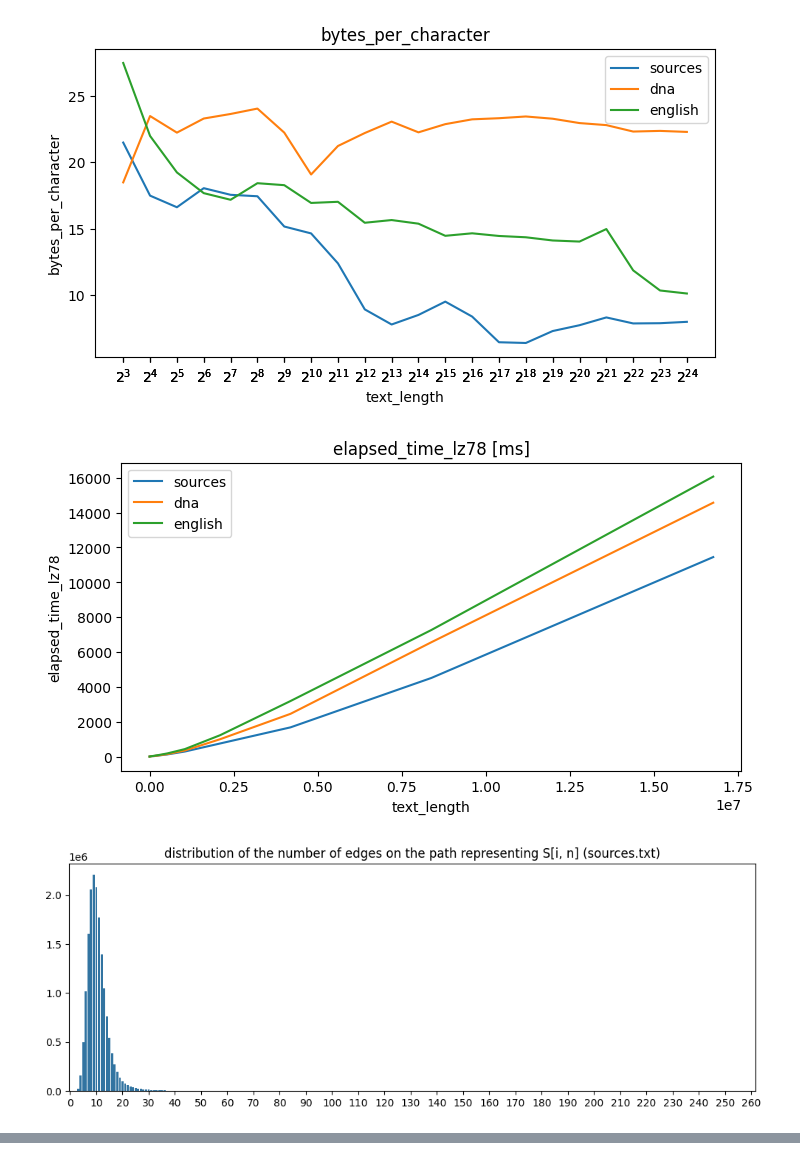
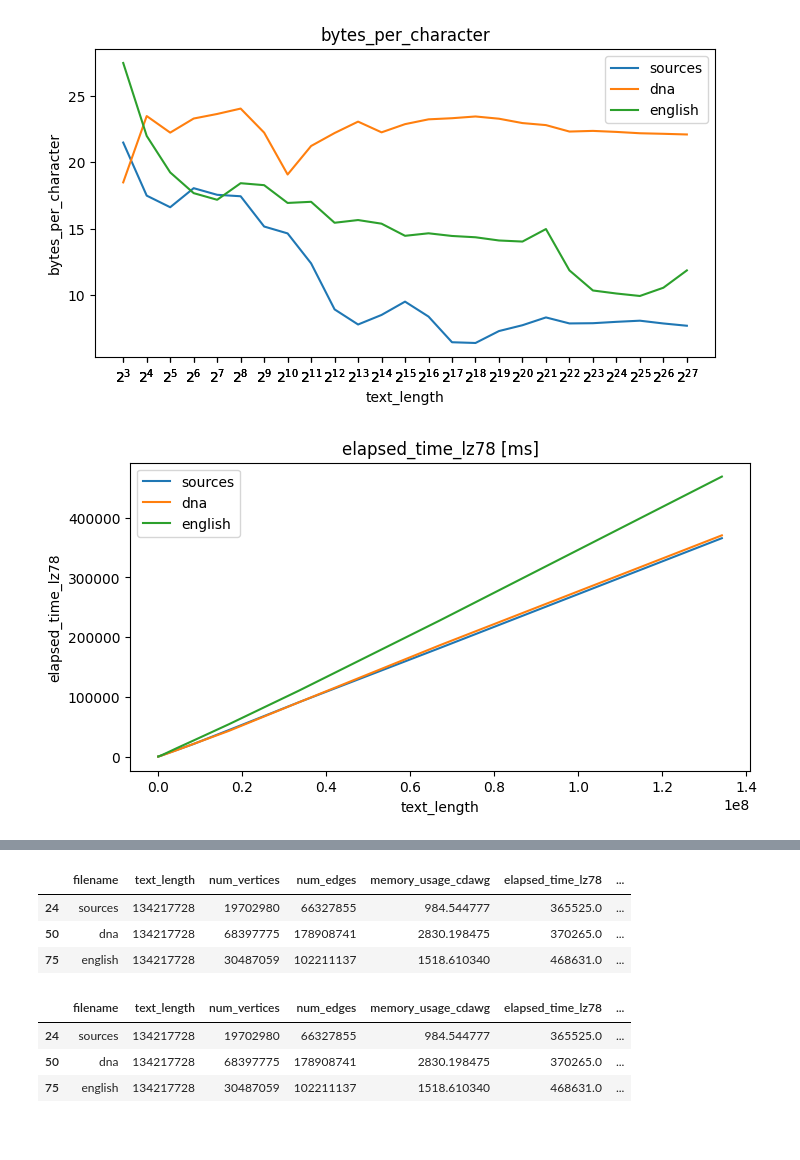
Before and after one commit to shibh308/CDAWG-LZ78, a Jupyter notebook: python/visualization.ipynb, the cells around one changed output, grey strips where cells are left out. Drawn from its saved outputs; the diff is of its cells as text; code cells hidden in the pictures; blank space fills up the shorter version.

```diff
--- a/python/visualization.ipynb
+++ b/python/visualization.ipynb
@@ -9,10 +9,9 @@ def convert_to_list(s):
 df = pd.read_csv('../results/output.csv', converters={'num_iter_bins': convert_to_list})
 df['bytes_per_character'] = df['memory_usage_cdawg'] / df['memory_usage_text']
 df['edges_per_character'] = df['num_edges'] / df['text_length']
-df['memory_usage_cdawg'] /= 1024.0
-df['memory_usage_ma'] /= 1024.0
-# df.set_index(['filename', 'text_length'], inplace=True)
-df.drop(66, inplace=True)
+df['memory_usage_cdawg'] /= 1024.0 * 1024.0
+df['memory_usage_ma'] /= 1024.0 * 1024.0
+df.drop(25, inplace=True)
 df
 # %% [output]
 |  | filename | text_length | num_vertices | num_edges | memory_usage_text | memory_usage_cdawg | ... |
@@ -36,7 +35,7 @@ import numpy as np
 
 
 filenames = ['sources', 'dna', 'english']
-lengths = [1 << x for x in range(3, 25)]
+lengths = [1 << x for x in range(3, 27)]
 
 
 for label in ['num_vertices', 'num_edges', 'edges_per_character', 'bytes_per_character', 'elapsed_time_lz78']:
@@ -58,15 +57,4 @@ for label in ['num_vertices', 'num_edges', 'edges_per_character', 'bytes_per_cha
     # handler, label = ax.get_legend_handles_labels()
     # ax.legend(handler, filenames)
     ax.legend()
-
-df2 = df.set_index(['filename', 'text_length'])
-for filename in filenames:
-    fig, ax = plt.subplots(figsize=(12, 4))
-    bin = df2.loc[filename, lengths[-1]]['num_iter_bins']
-    sns.barplot(x=range(len(bin)), y=bin, ax=ax)
-    step = 5  # 例えば、5個おきにラベルを表示
-    ax.set_xticks(range(0, len(bin), 10))
-    ax.set_xticklabels(range(0, len(bin), 10))
-    ax.set_title(f'distribution of the number of edges on the path representing S[i, n] ({filename}.txt)')
-    plt.show()
 # %% [output]
@@ -76,3 +64,2 @@ for filename in filenames:
-[figure, old version]
+[figure, new version]
-[figure, old version]
+[figure, new version]
-[figure, removed]
@@ -80,0 +66,20 @@ for filename in filenames:
+# %%
+# create the dataframe such that extract the largest data for each file name
+df_max = df[df.text_length == 1 << 27].copy()
+df_max.drop(columns=['memory_usage_ma', 'memory_usage_text', 'num_iter_bins'], inplace=True)
+df_max
+# %% [output]
+|  | filename | text_length | num_vertices | num_edges | memory_usage_cdawg | elapsed_time_lz78 | ... |
+| 24 | sources | 134217728 | 19702980 | 66327855 | 984.544777 | 365525.0 | ... |
+| 50 | dna | 134217728 | 68397775 | 178908741 | 2830.198475 | 370265.0 | ... |
+| 75 | english | 134217728 | 30487059 | 102211137 | 1518.610340 | 468631.0 | ... |
+# %%
+# create the dataframe such that extract the largest data for each file name
+df_max['sim_memory_usage'] = df_max.num_vertices * 12 + df_max.num_edges * 12
+df_max['sim_memory_usage'] /= 1024.0 * 1024.0
+df_max
+# %% [output]
+|  | filename | text_length | num_vertices | num_edges | memory_usage_cdawg | elapsed_time_lz78 | ... |
+| 24 | sources | 134217728 | 19702980 | 66327855 | 984.544777 | 365525.0 | ... |
+| 50 | dna | 134217728 | 68397775 | 178908741 | 2830.198475 | 370265.0 | ... |
+| 75 | english | 134217728 | 30487059 | 102211137 | 1518.610340 | 468631.0 | ... |
```
Also changed, not shown: parts of 4 cells of this notebook, 9 other files.
